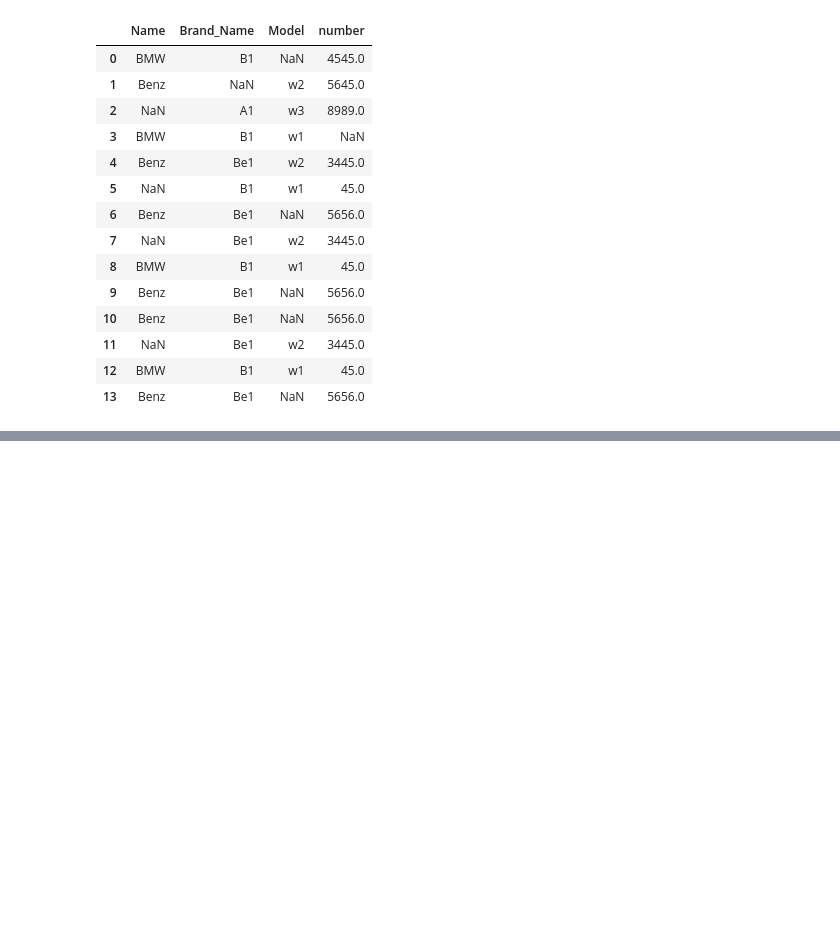
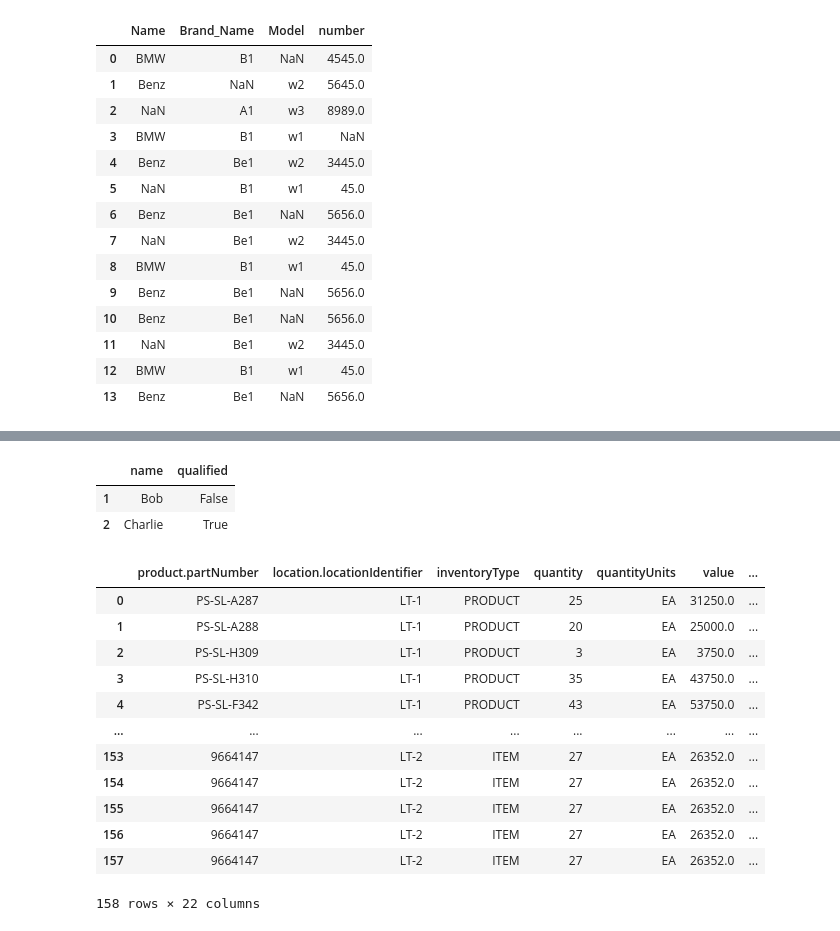
Before and after one commit to J3zebel/Django-basics, a Jupyter notebook: playground/pandas.ipynb, the cells around one changed output, grey strips where cells are left out. Cells and saved outputs as stored; diff of their text form; code cells hidden in the pictures; blank space fills up the shorter version.

```diff
--- a/playground/pandas.ipynb
+++ b/playground/pandas.ipynb
@@ -228,0 +407,30 @@ df.rename(columns=x)
+# %%
+data = {'name': ['Alice', 'Bob', 'Charlie'],
+        "qualified": [True, False, True]}
+
+df = pd.DataFrame(data)
+df
+newdf = df.drop(index=[0],axis = 0)
+newdf
+# %% [output]
+|  | name | qualified |
+| 1 | Bob | False |
+| 2 | Charlie | True |
+# %%
+import pandas as pd
+df = pd.read_csv("D:\Py Django\Inventory_v2.csv")
+df
+# %% [output]
+|  | product.partNumber | location.locationIdentifier | inventoryType | quantity | quantityUnits | value | ... |
+| 0 | PS-SL-A287 | LT-1 | PRODUCT | 25 | EA | 31250.0 | ... |
+| 1 | PS-SL-A288 | LT-1 | PRODUCT | 20 | EA | 25000.0 | ... |
+| 2 | PS-SL-H309 | LT-1 | PRODUCT | 3 | EA | 3750.0 | ... |
+| 3 | PS-SL-H310 | LT-1 | PRODUCT | 35 | EA | 43750.0 | ... |
+| 4 | PS-SL-F342 | LT-1 | PRODUCT | 43 | EA | 53750.0 | ... |
+| ... | ... | ... | ... | ... | ... | ... | ... |
+| 153 | 9664147 | LT-2 | ITEM | 27 | EA | 26352.0 | ... |
+| 154 | 9664147 | LT-2 | ITEM | 27 | EA | 26352.0 | ... |
+| 155 | 9664147 | LT-2 | ITEM | 27 | EA | 26352.0 | ... |
+| 156 | 9664147 | LT-2 | ITEM | 27 | EA | 26352.0 | ... |
+| 157 | 9664147 | LT-2 | ITEM | 27 | EA | 26352.0 | ... |
+158 rows × 22 columns
```
Also changed, not shown: parts of 20 cells of this notebook, 12 other files.
